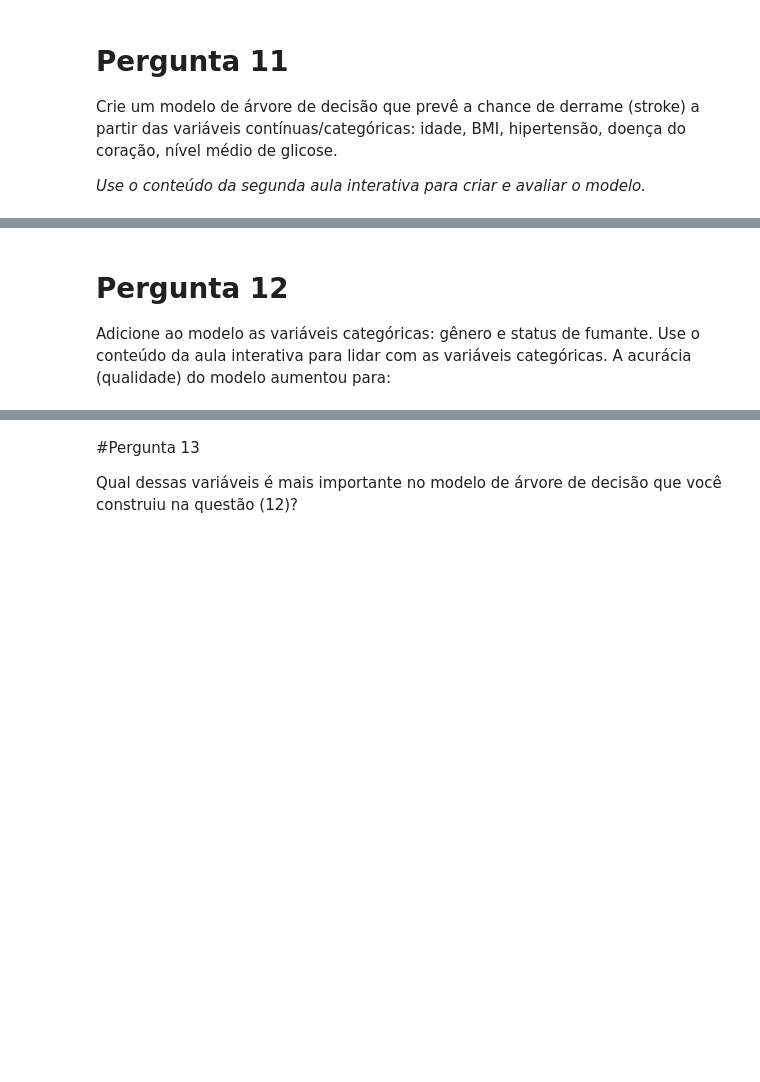
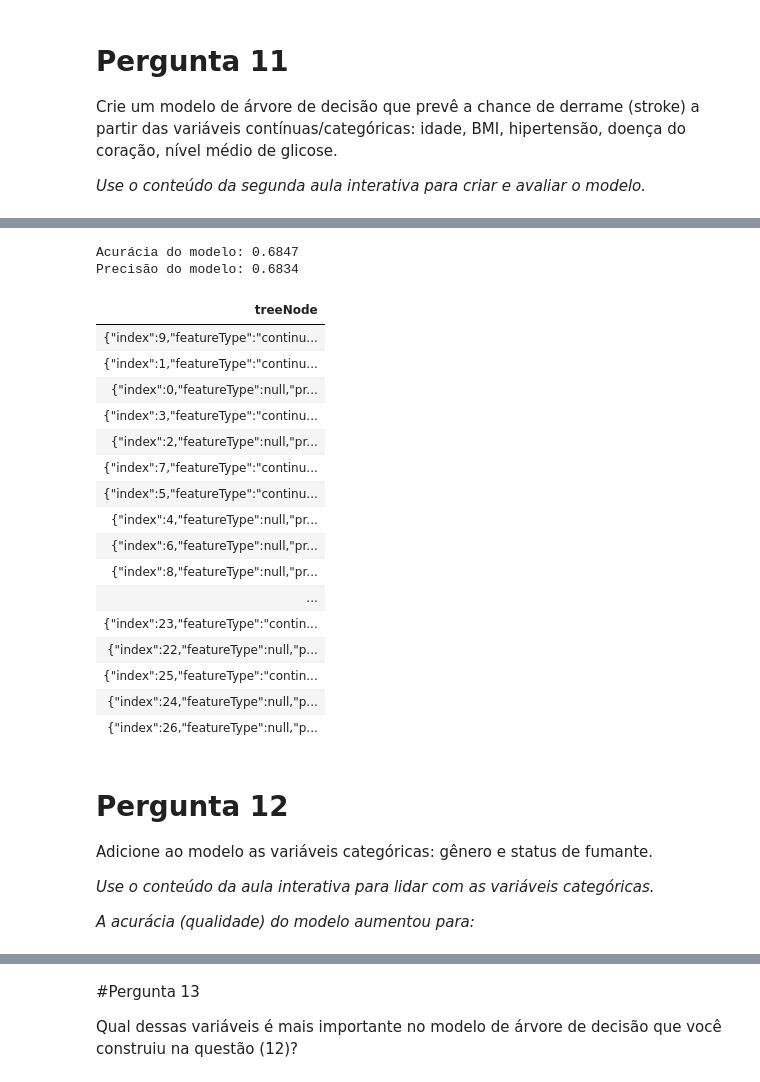
Before and after one commit to alexcamargos/DataScienceBootcampIGTI, a Jupyter notebook: Modulo_2/Desafio/desafio_pyspark.ipynb, the cells around one changed output, grey strips where cells are left out. Drawn from its saved outputs; the diff is of its cells as text; code cells hidden in the pictures; blank space fills up the shorter version.

```diff
--- a/Modulo_2/Desafio/desafio_pyspark.ipynb
+++ b/Modulo_2/Desafio/desafio_pyspark.ipynb
@@ -131,0 +438,7 @@ pass
+# %%
+# Criando a coluna features com união dos elementos preditores.
+df_transform = vector_assembler.transform(df)
+# %%
+# Visualizando a variáveis resposta e as variáveis preditoras.
+df_model = df_transform.select('stroke', 'features')
+df_model.show(10, truncate=False)
@@ -131,0 +461,8 @@ pass
+# %%
+# Criando os dataframes de treino (75% das informações) e teste (25% das informações).
+df_training, df_test = df_model.randomSplit([.75, .25])
+
+# Tamanho do dataframe de treino.
+print(df_training.count())
+# Tamanho do dataframe de teste.
+print(df_test.count())
@@ -131,0 +472,5 @@ pass
+# %%
+# Aplicando o algorítimo de classificação.
+df_classifier = DecisionTreeClassifier(labelCol='stroke').fit(df_training)
+df_prediction = df_classifier.transform(df_test)
+df_prediction.show(truncate=False)
@@ -132,4 +495,41 @@ pass
+# %%
+# Calculando a acurácia do modelo.
+accuracy = MulticlassClassificationEvaluator(labelCol='stroke', metricName='accuracy').evaluate(df_prediction)
+
+# Calculando a precisão do modelo.
+precision = MulticlassClassificationEvaluator(labelCol='stroke', metricName='weightedPrecision').evaluate(df_prediction)
+
+print(f'Acurácia do modelo: {accuracy:.4f}')
+print(f'Precisão do modelo: {precision:.4f}')
+# %% [output]
+Acurácia do modelo: 0.6847
+Precisão do modelo: 0.6834
+# %%
+# Visualizando a árvore de decisão de forma gráfica.
+display(df_classifier)
+# %% [output]
+| treeNode |
+| {"index":9,"featureType":"continu... |
+| {"index":1,"featureType":"continu... |
+| {"index":0,"featureType":null,"pr... |
+| {"index":3,"featureType":"continu... |
+| {"index":2,"featureType":null,"pr... |
+| {"index":7,"featureType":"continu... |
+| {"index":5,"featureType":"continu... |
+| {"index":4,"featureType":null,"pr... |
+| {"index":6,"featureType":null,"pr... |
+| {"index":8,"featureType":null,"pr... |
+| ... |
+| {"index":23,"featureType":"contin... |
+| {"index":22,"featureType":null,"p... |
+| {"index":25,"featureType":"contin... |
+| {"index":24,"featureType":null,"p... |
+| {"index":26,"featureType":null,"p... |
 # %% [markdown]
 # Pergunta 12
 
-Adicione ao modelo as variáveis categóricas: gênero e status de fumante. Use o conteúdo da aula interativa para lidar com as variáveis categóricas.  A acurácia (qualidade) do modelo aumentou para:
+Adicione ao modelo as variáveis categóricas: gênero e status de fumante.
+
+_Use o conteúdo da aula interativa para lidar com as variáveis categóricas._
+
+*A acurácia (qualidade) do modelo aumentou para:*
```
Also changed, not shown: parts of 67 cells of this notebook.
